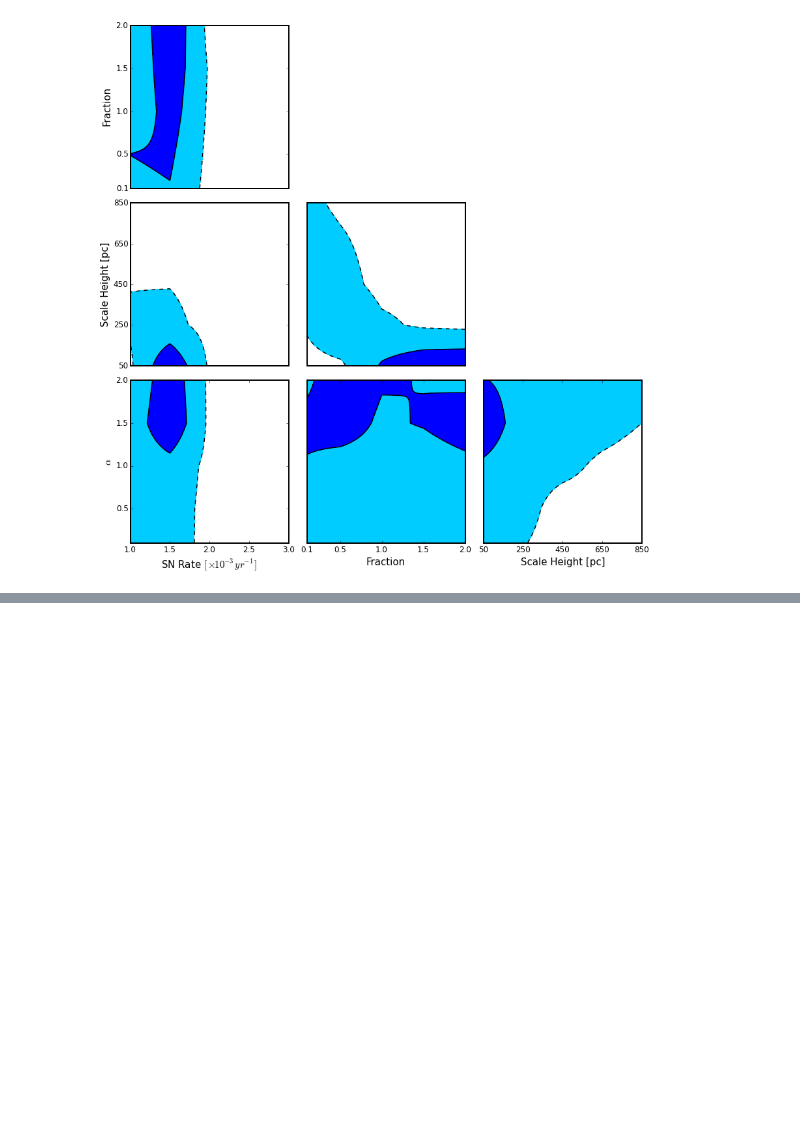
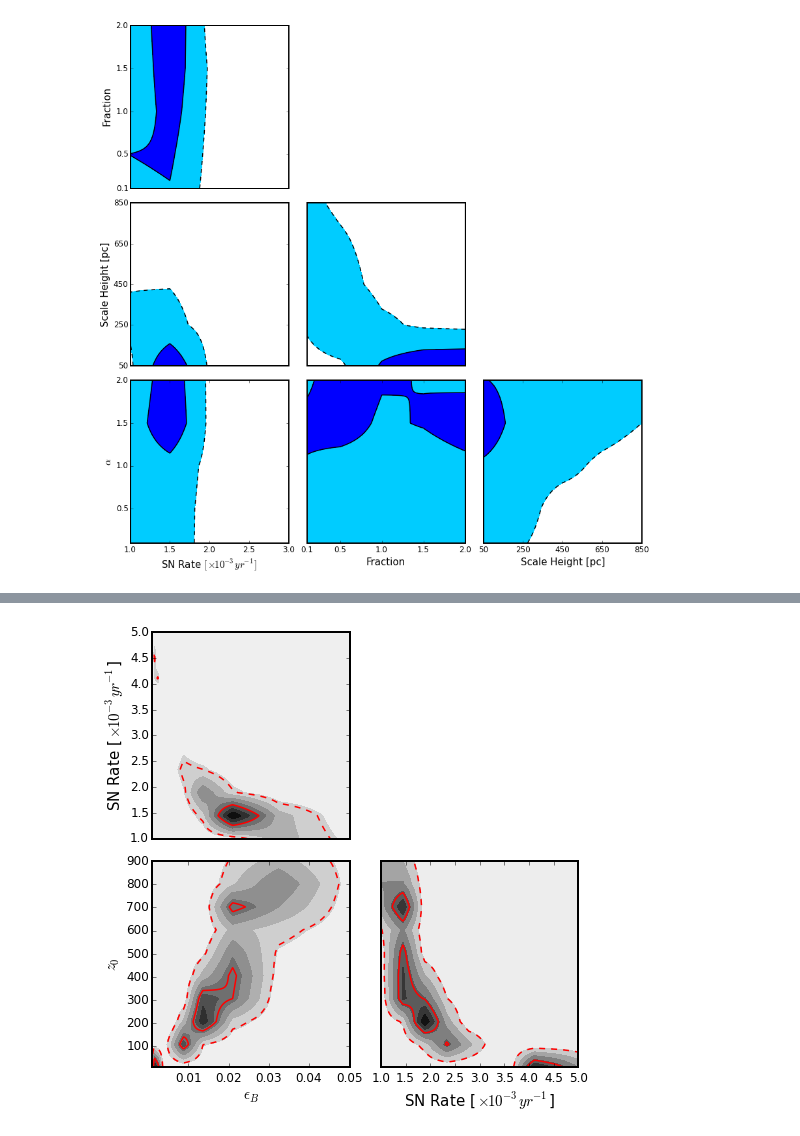
Before and after one commit to sks67/RadioSNRs, a Jupyter notebook: RADSNRS/DataAnalysis/ParamPlots.ipynb, the cells around one changed output, grey strips where cells are left out. Drawn from its saved outputs; the diff is of its cells as text; code cells hidden in the pictures; blank space fills up the shorter version.

```diff
--- a/RADSNRS/DataAnalysis/ParamPlots.ipynb
+++ b/RADSNRS/DataAnalysis/ParamPlots.ipynb
@@ -378,0 +417,62 @@ plt.show()
+# %%
+fig = plt.figure(1,figsize=(7,7))
+#fig.suptitle('This is a title',fontsize=12,verticalalignment='top')
+#SNRate epsb
+plt.subplot(2,2,1)
+lik_rsneb = rateepsb()
+ebnew,rnew,lnew = cplt.interpvals(epsb,rsn,lik_rsneb)
+lnew_68,lnew_95,lnew_99 = np.round(confintervals(lnew),decimals=7)
+cs = plt.contourf(ebnew,rnew/(15.0*1.0e-3),lnew,cmap='gray_r')
+plt.contour(ebnew,rnew/(15.0*1.0e-3),lnew,[lnew_95,lnew_68],colors=('r',),\
+            linewidths=('1.5',),linestyles=('dashed','solid'))
+plt.ylabel(r'SN Rate [$\times 10^{-3} yr^{-1}$]',fontsize=15)
+#plt.yticks([1,2,3,4,5])
+#plt.xlim(0.8,1.5)
+ax = plt.gca()
+ax.tick_params(labelsize=12)
+ax.get_xaxis().set_visible(False)
+for axis in ['top','bottom','left','right']:
+  ax.spines[axis].set_linewidth(2.0)
+#plt.colorbar()
+
+
+#Scale Heigh epsb
+plt.subplot(2,2,3)
+lik_z0eb = scaleepsb()
+ebnew,znew,lnew = cplt.interpvals(epsb,z0,lik_z0eb)
+lnew_68,lnew_95,lnew_99 = np.round(confintervals(lnew),decimals=7)
+cs = plt.contourf(ebnew,znew,lnew,cmap='gray_r')
+plt.contour(ebnew,znew,lnew,[lnew_95,lnew_68],colors=('r',),\
+            linewidths=('1.5',),linestyles=('dashed','solid'))
+plt.ylabel(r'$z_0$',fontsize=15)
+#plt.yticks([100,300,500,700,900])
+plt.xlabel(r'$\epsilon_B$',fontsize=15)
+#plt.xticks([0.01,0.03,0.05,0.07,0.09])
+#plt.xlim(0.8,1.5)
+ax = plt.gca()
+ax.tick_params(labelsize=12)
+for axis in ['top','bottom','left','right']:
+  ax.spines[axis].set_linewidth(2.0)
+#plt.colorbar()
+
+
+#Scale Height SN Rate
+plt.subplot(2,2,4)
+lik_z0rsn = scalerate()
+rnew,znew,lnew = cplt.interpvals(rsn,z0,lik_z0rsn)
+lnew_68,lnew_95,lnew_99 = np.round(confintervals(lnew),decimals=7)
+cs = plt.contourf(rnew/(15.0*1.0e-3),znew,lnew,cmap='gray_r')
+plt.contour(rnew/(15.0*1.0e-3),znew,lnew,[lnew_95,lnew_68],colors=('r',),\
+            linewidths=('1.5',),linestyles=('dashed','solid'))
+plt.xlabel(r'SN Rate [$\times 10^{-3} yr^{-1}$]',fontsize=15)
+#plt.xticks([1,2,3,4,5])
+#plt.xlim(0.8,1.5)
+ax = plt.gca()
+ax.tick_params(labelsize=12)
+ax.get_yaxis().set_visible(False)
+for axis in ['top','bottom','left','right']:
+  ax.spines[axis].set_linewidth(2.0)
+#plt.colorbar()
+plt.tight_layout()
+# %% [output]
+[figure, added]
```
Also changed, not shown: parts of 4 cells of this notebook, 20 other files.
